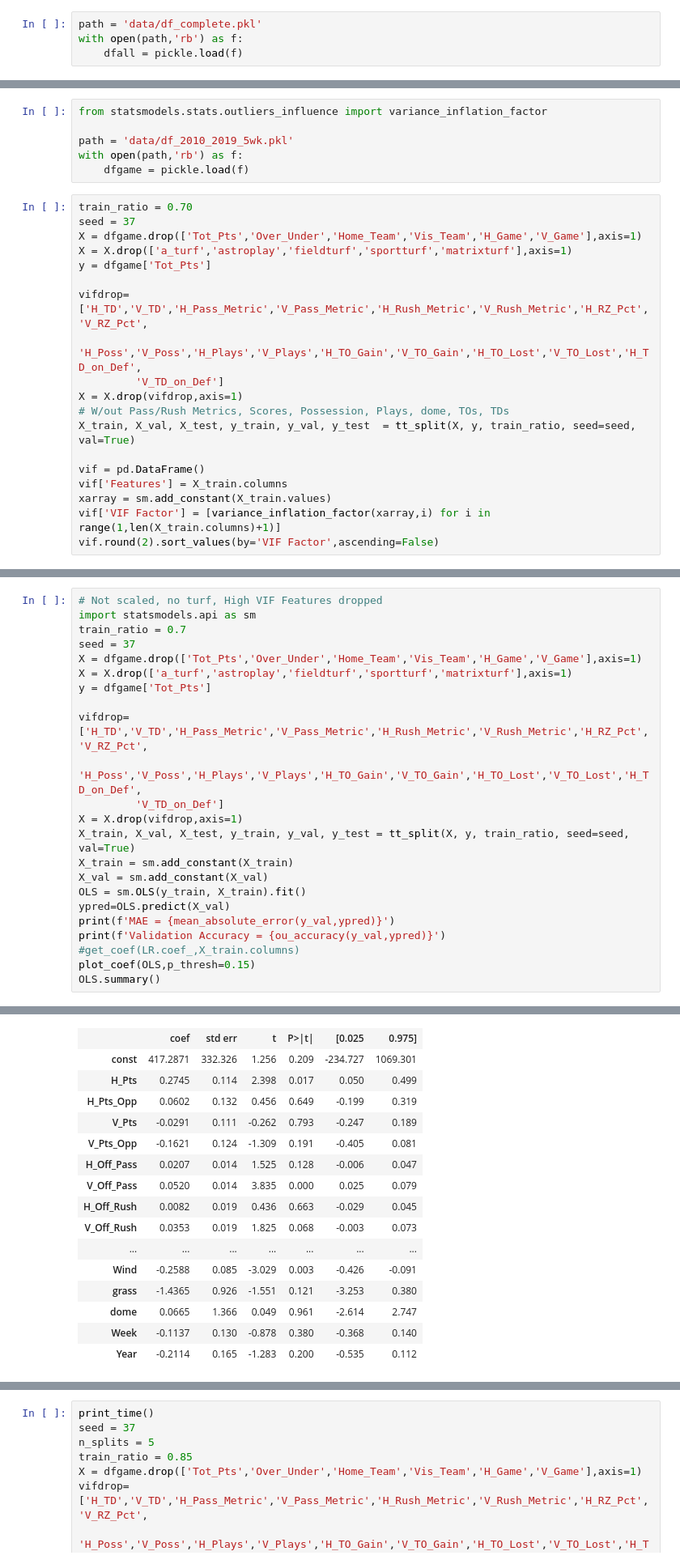
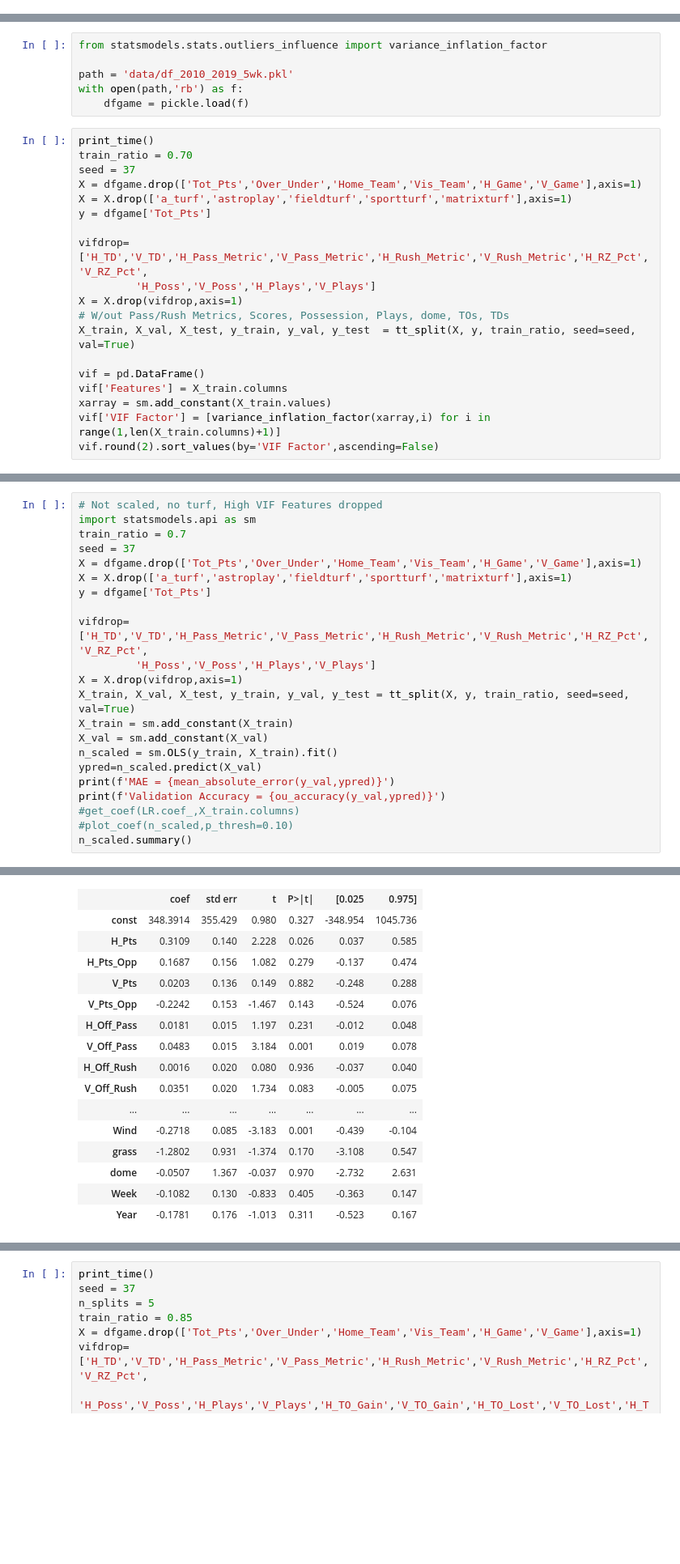
Before and after one commit to titansat74/Projects, a Jupyter notebook: Capstone Two/Cap2_Model.ipynb, the cells around one changed output, grey strips where cells are left out. Shown: that part at 81% size. Drawn from its saved outputs; the diff is of its cells as text; blank space fills up the shorter version.

```diff
--- a/Capstone Two/Cap2_Model.ipynb
+++ b/Capstone Two/Cap2_Model.ipynb
@@ -223,7 +223,3 @@ def plot_coef(OLS,p_thresh=None):
     ax.axhline(y=0, linestyle='--', color='black', linewidth=4)
     ax.xaxis.set_ticks_position('none')
     return
-# %%
-path = 'data/df_complete.pkl'
-with open(path,'rb') as f:
-    dfall = pickle.load(f)
@@ -238,6 +238,7 @@ path = 'data/df_2010_2019_5wk.pkl'
 with open(path,'rb') as f:
     dfgame = pickle.load(f)
 # %%
+print_time()
 train_ratio = 0.70
 seed = 37
 X = dfgame.drop(['Tot_Pts','Over_Under','Home_Team','Vis_Team','H_Game','V_Game'],axis=1)
@@ -245,8 +246,7 @@ X = X.drop(['a_turf','astroplay','fieldturf','sportturf','matrixturf'],axis=1)
 y = dfgame['Tot_Pts']
 
 vifdrop=['H_TD','V_TD','H_Pass_Metric','V_Pass_Metric','H_Rush_Metric','V_Rush_Metric','H_RZ_Pct','V_RZ_Pct',
-         'H_Poss','V_Poss','H_Plays','V_Plays','H_TO_Gain','V_TO_Gain','H_TO_Lost','V_TO_Lost','H_TD_on_Def',
-         'V_TD_on_Def']
+         'H_Poss','V_Poss','H_Plays','V_Plays']
 X = X.drop(vifdrop,axis=1)
 # W/out Pass/Rush Metrics, Scores, Possession, Plays, dome, TOs, TDs
 X_train, X_val, X_test, y_train, y_val, y_test  = tt_split(X, y, train_ratio, seed=seed, val=True)
@@ -284,17 +285,16 @@ X = X.drop(['a_turf','astroplay','fieldturf','sportturf','matrixturf'],axis=1)
 y = dfgame['Tot_Pts']
 
 vifdrop=['H_TD','V_TD','H_Pass_Metric','V_Pass_Metric','H_Rush_Metric','V_Rush_Metric','H_RZ_Pct','V_RZ_Pct',
-         'H_Poss','V_Poss','H_Plays','V_Plays','H_TO_Gain','V_TO_Gain','H_TO_Lost','V_TO_Lost','H_TD_on_Def',
-         'V_TD_on_Def']
+         'H_Poss','V_Poss','H_Plays','V_Plays']
 X = X.drop(vifdrop,axis=1)
 X_train, X_val, X_test, y_train, y_val, y_test = tt_split(X, y, train_ratio, seed=seed, val=True)
 X_train = sm.add_constant(X_train)
 X_val = sm.add_constant(X_val)
-OLS = sm.OLS(y_train, X_train).fit()
-ypred=OLS.predict(X_val)
+n_scaled = sm.OLS(y_train, X_train).fit()
+ypred=n_scaled.predict(X_val)
 print(f'MAE = {mean_absolute_error(y_val,ypred)}')
 print(f'Validation Accuracy = {ou_accuracy(y_val,ypred)}')
 #get_coef(LR.coef_,X_train.columns)
-plot_coef(OLS,p_thresh=0.15)
-OLS.summary()
+#plot_coef(n_scaled,p_thresh=0.10)
+n_scaled.summary()
 # %% [output]
@@ -312,17 +312,17 @@ OLS Regression Results
 | Covariance Type: | nonrobust |  |  |
 |  | coef | std err | t | P>|t| | [0.025 | 0.975] |
-| const | 417.2871 | 332.326 | 1.256 | 0.209 | -234.727 | 1069.301 |
-| H_Pts | 0.2745 | 0.114 | 2.398 | 0.017 | 0.050 | 0.499 |
-| H_Pts_Opp | 0.0602 | 0.132 | 0.456 | 0.649 | -0.199 | 0.319 |
-| V_Pts | -0.0291 | 0.111 | -0.262 | 0.793 | -0.247 | 0.189 |
-| V_Pts_Opp | -0.1621 | 0.124 | -1.309 | 0.191 | -0.405 | 0.081 |
-| H_Off_Pass | 0.0207 | 0.014 | 1.525 | 0.128 | -0.006 | 0.047 |
-| V_Off_Pass | 0.0520 | 0.014 | 3.835 | 0.000 | 0.025 | 0.079 |
-| H_Off_Rush | 0.0082 | 0.019 | 0.436 | 0.663 | -0.029 | 0.045 |
-| V_Off_Rush | 0.0353 | 0.019 | 1.825 | 0.068 | -0.003 | 0.073 |
+| const | 348.3914 | 355.429 | 0.980 | 0.327 | -348.954 | 1045.736 |
+| H_Pts | 0.3109 | 0.140 | 2.228 | 0.026 | 0.037 | 0.585 |
+| H_Pts_Opp | 0.1687 | 0.156 | 1.082 | 0.279 | -0.137 | 0.474 |
+| V_Pts | 0.0203 | 0.136 | 0.149 | 0.882 | -0.248 | 0.288 |
+| V_Pts_Opp | -0.2242 | 0.153 | -1.467 | 0.143 | -0.524 | 0.076 |
+| H_Off_Pass | 0.0181 | 0.015 | 1.197 | 0.231 | -0.012 | 0.048 |
+| V_Off_Pass | 0.0483 | 0.015 | 3.184 | 0.001 | 0.019 | 0.078 |
+| H_Off_Rush | 0.0016 | 0.020 | 0.080 | 0.936 | -0.037 | 0.040 |
+| V_Off_Rush | 0.0351 | 0.020 | 1.734 | 0.083 | -0.005 | 0.075 |
 | ... | ... | ... | ... | ... | ... | ... |
-| Wind | -0.2588 | 0.085 | -3.029 | 0.003 | -0.426 | -0.091 |
-| grass | -1.4365 | 0.926 | -1.551 | 0.121 | -3.253 | 0.380 |
-| dome | 0.0665 | 1.366 | 0.049 | 0.961 | -2.614 | 2.747 |
-| Week | -0.1137 | 0.130 | -0.878 | 0.380 | -0.368 | 0.140 |
-| Year | -0.2114 | 0.165 | -1.283 | 0.200 | -0.535 | 0.112 |
+| Wind | -0.2718 | 0.085 | -3.183 | 0.001 | -0.439 | -0.104 |
+| grass | -1.2802 | 0.931 | -1.374 | 0.170 | -3.108 | 0.547 |
+| dome | -0.0507 | 1.367 | -0.037 | 0.970 | -2.732 | 2.631 |
+| Week | -0.1082 | 0.130 | -0.833 | 0.405 | -0.363 | 0.147 |
+| Year | -0.1781 | 0.176 | -1.013 | 0.311 | -0.523 | 0.167 |
```
Also changed, not shown: parts of 25 cells of this notebook.
